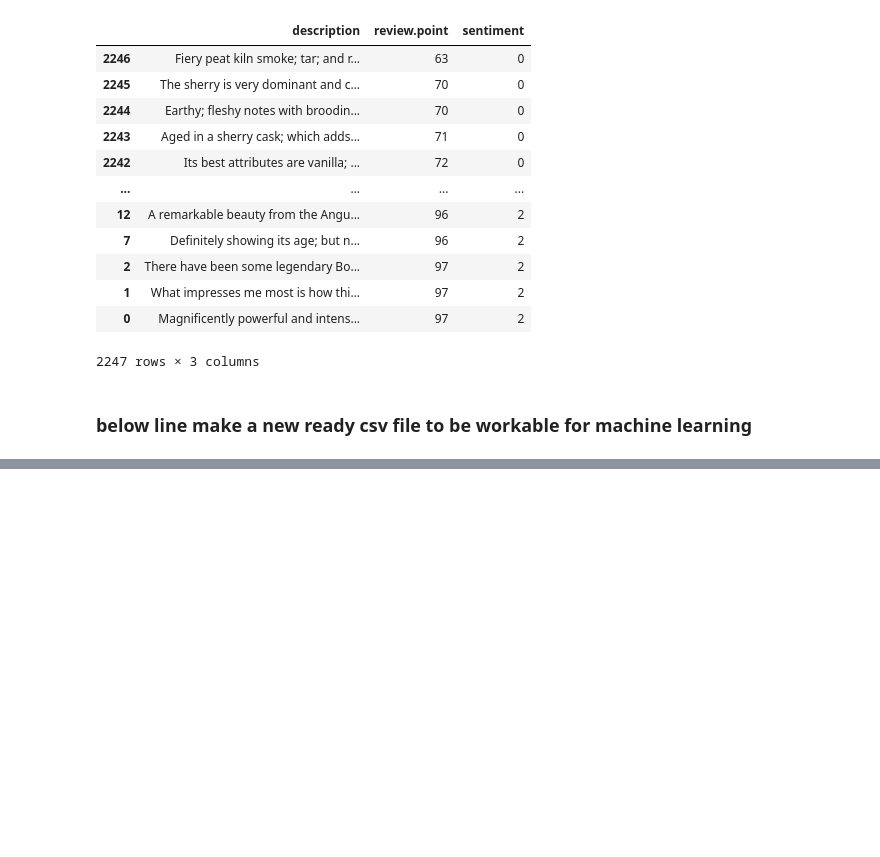
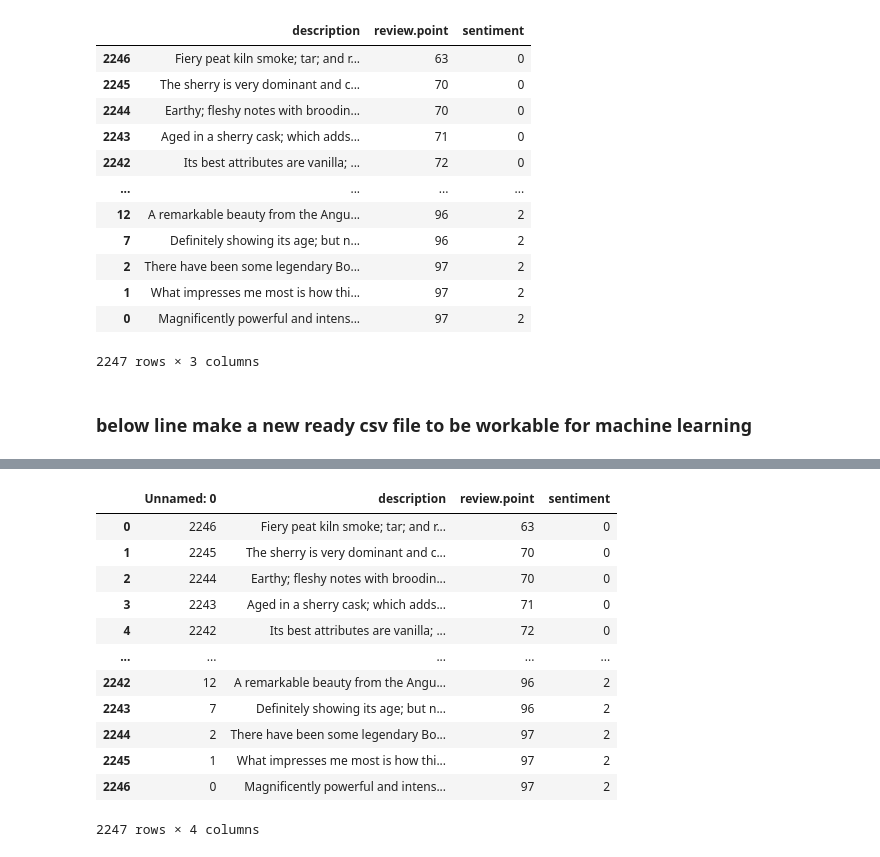
Before and after one commit to jamesbond007dj/sentiment-classifier, a Jupyter notebook: sentiment_classifier_scoth_whiskey.ipynb, the cells around one changed output, grey strips where cells are left out. Drawn from its saved outputs; the diff is of its cells as text; code cells hidden in the pictures; blank space fills up the shorter version.

```diff
--- a/sentiment_classifier_scoth_whiskey.ipynb
+++ b/sentiment_classifier_scoth_whiskey.ipynb
@@ -329,0 +346,18 @@ ranked_scotch.to_csv('ranked_scotch.csv')
+# %%
+scotch_df = pd.read_csv('ranked_scotch.csv')
+# %%
+scotch_df
+# %% [output]
+|  | Unnamed: 0 | description | review.point | sentiment |
+| 0 | 2246 | Fiery peat kiln smoke; tar; and r... | 63 | 0 |
+| 1 | 2245 | The sherry is very dominant and c... | 70 | 0 |
+| 2 | 2244 | Earthy; fleshy notes with broodin... | 70 | 0 |
+| 3 | 2243 | Aged in a sherry cask; which adds... | 71 | 0 |
+| 4 | 2242 | Its best attributes are vanilla; ... | 72 | 0 |
+| ... | ... | ... | ... | ... |
+| 2242 | 12 | A remarkable beauty from the Angu... | 96 | 2 |
+| 2243 | 7 | Definitely showing its age; but n... | 96 | 2 |
+| 2244 | 2 | There have been some legendary Bo... | 97 | 2 |
+| 2245 | 1 | What impresses me most is how thi... | 97 | 2 |
+| 2246 | 0 | Magnificently powerful and intens... | 97 | 2 |
+2247 rows × 4 columns
```
Also changed, not shown: parts of 11 cells of this notebook.
